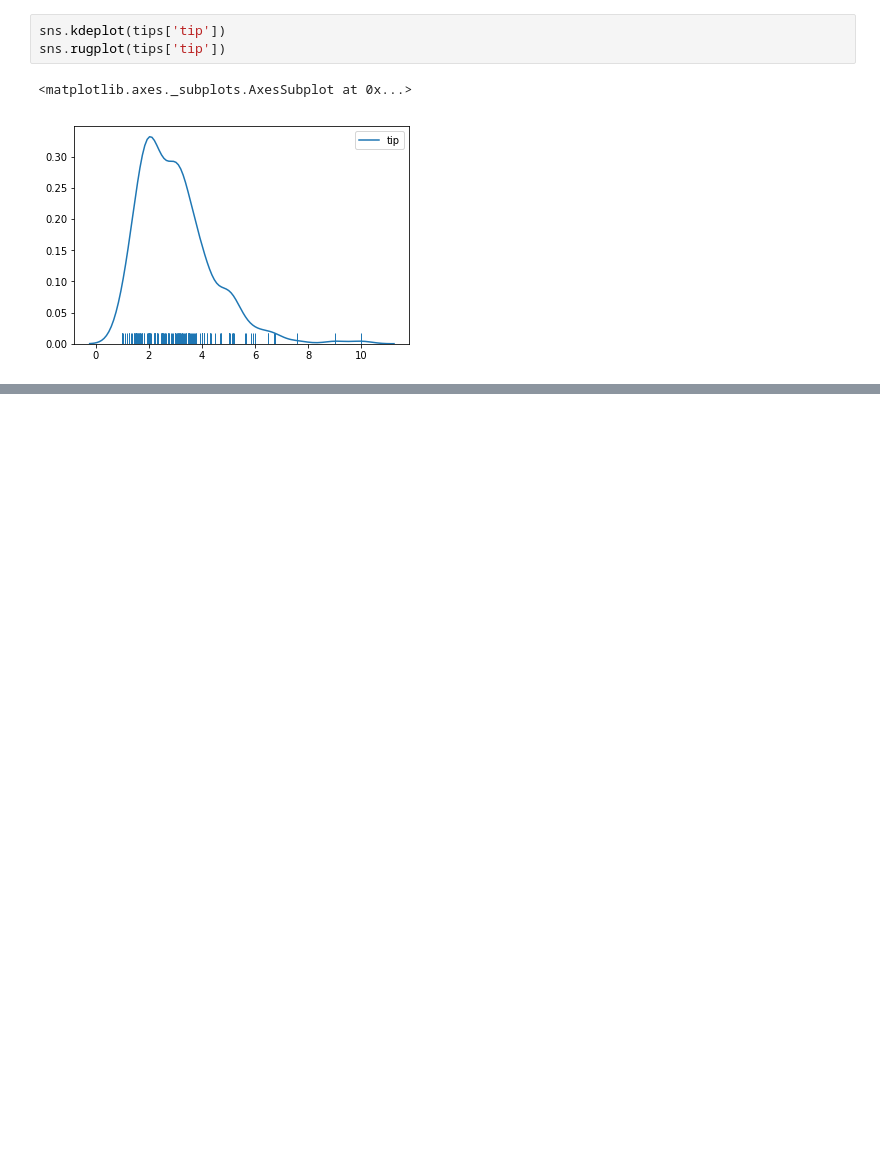
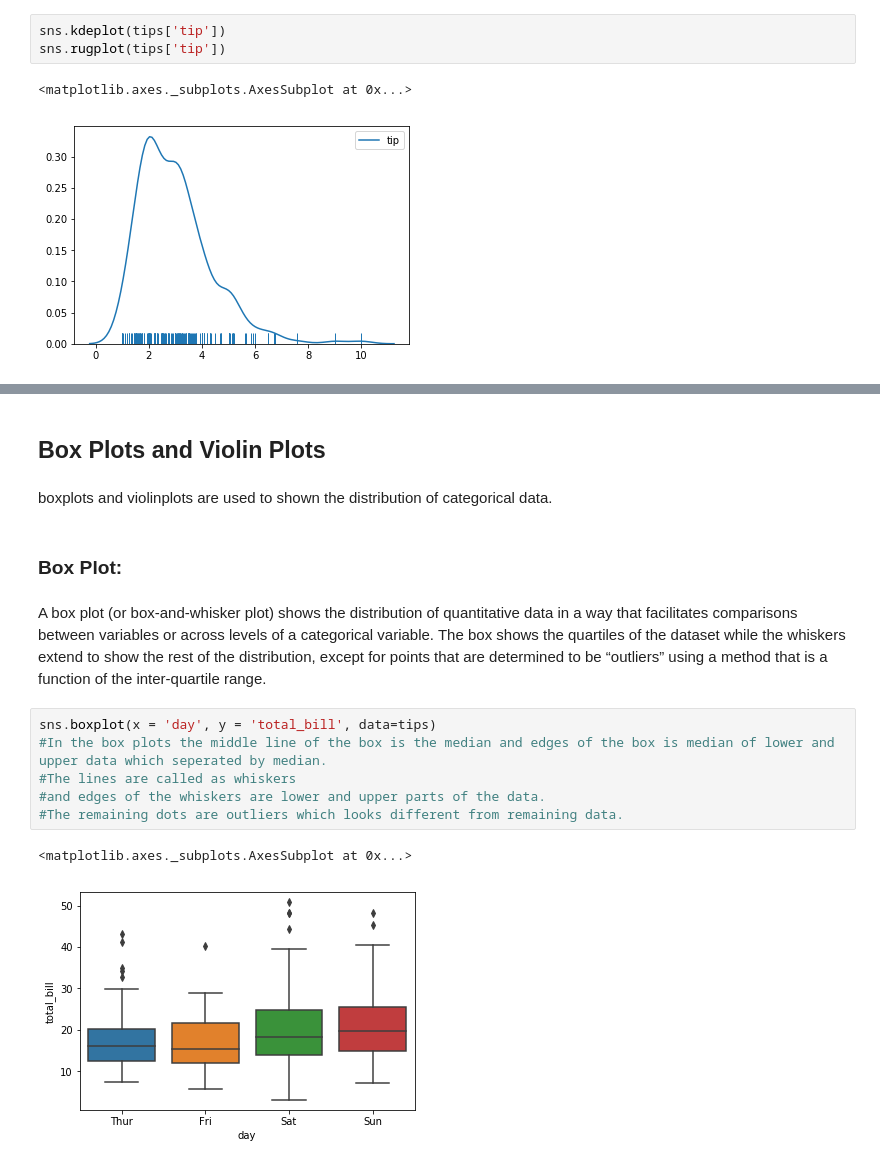
Before and after one commit to Ravi4teja/AI, a Jupyter notebook: DataScience/Seaborn/My_Practice.ipynb, the cells around one changed output, grey strips where cells are left out. Saved outputs shown, nothing was run; the diff lists cells and outputs as text; blank space fills up the shorter version.

```diff
--- a/DataScience/Seaborn/My_Practice.ipynb
+++ b/DataScience/Seaborn/My_Practice.ipynb
@@ -190,0 +222,17 @@ sns.rugplot(tips['tip'])
+# %% [markdown]
+## Box Plots and Violin Plots
+# %% [markdown]
+boxplots and violinplots are used to shown the distribution of categorical data.
+# %% [markdown]
+### Box Plot:
+# %% [markdown]
+A box plot (or box-and-whisker plot) shows the distribution of quantitative data in a way that facilitates comparisons between variables or across levels of a categorical variable. The box shows the quartiles of the dataset while the whiskers extend to show the rest of the distribution, except for points that are determined to be “outliers” using a method that is a function of the inter-quartile range.
+# %%
+sns.boxplot(x = 'day', y = 'total_bill', data=tips)
+#In the box plots the middle line of the box is the median and edges of the box is median of lower and upper data which seperated by median.
+#The lines are called as whiskers
+#and edges of the whiskers are lower and upper parts of the data.
+#The remaining dots are outliers which looks different from remaining data.
+# %% [output]
+<matplotlib.axes._subplots.AxesSubplot at 0x...>
+[figure, added]
```
Also changed, not shown: parts of 83 cells of this notebook.
